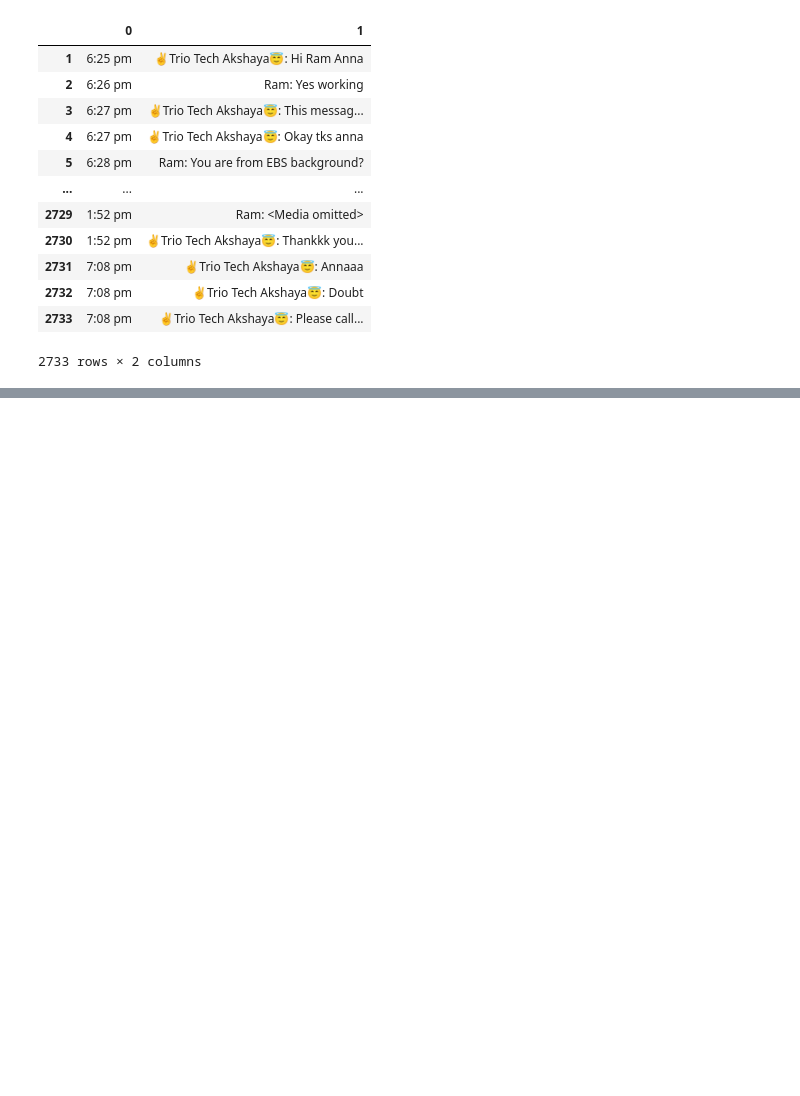
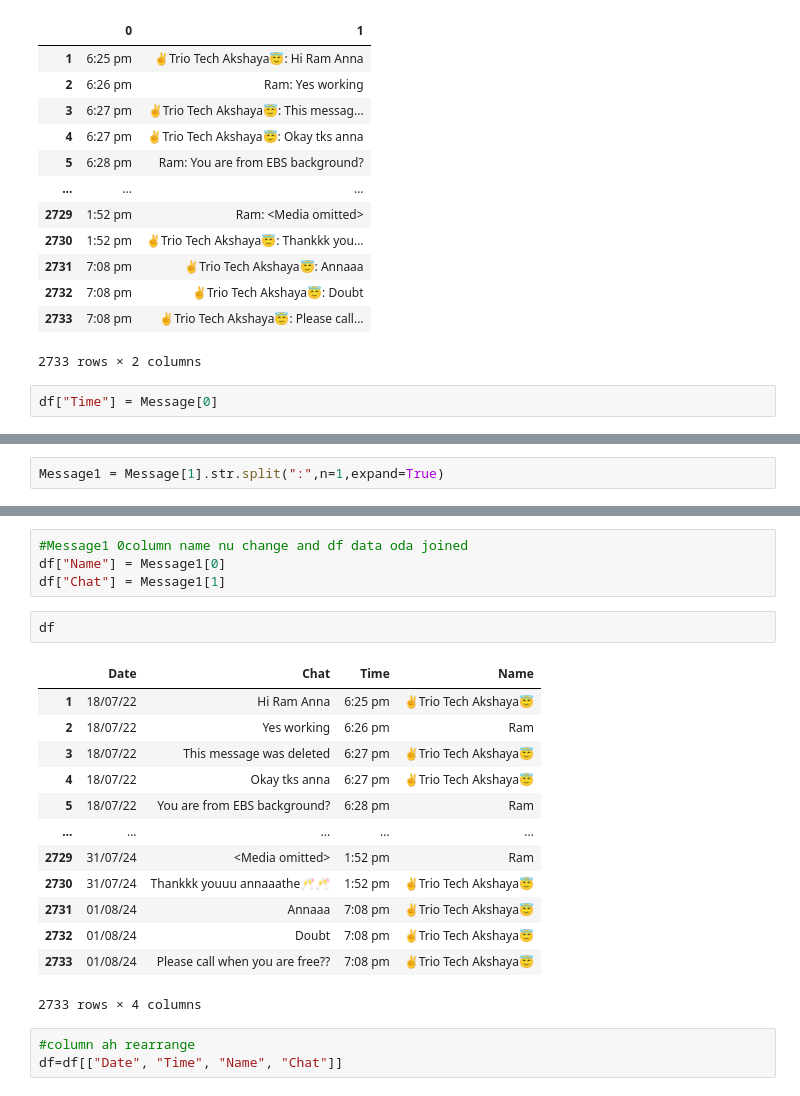
Before and after one commit to DeepikaBalachandran89/Week13--Natural-Language-Processing, a Jupyter notebook: PROJECT WHATSAPP FLIRT PREDICTION.ipynb, the cells around one changed output, grey strips where cells are left out. Cells and saved outputs as stored; diff of their text form; blank space fills up the shorter version.

```diff
--- a/PROJECT WHATSAPP FLIRT PREDICTION.ipynb
+++ b/PROJECT WHATSAPP FLIRT PREDICTION.ipynb
@@ -124,3 +124,5 @@ Message
 | 2732 | 7:08 pm | ✌️Trio Tech Akshaya😇: Doubt |
 | 2733 | 7:08 pm | ✌️Trio Tech Akshaya😇: Please call... |
 2733 rows × 2 columns
+# %%
+df["Time"] = Message[0]
@@ -126,0 +145,2 @@ Message
+# %%
+Message1 = Message[1].str.split(":",n=1,expand=True)
@@ -126,0 +163,23 @@ Message
+# %%
+#Message1 0column name nu change and df data oda joined
+df["Name"] = Message1[0]
+df["Chat"] = Message1[1]
+# %%
+df
+# %% [output]
+|  | Date | Chat | Time | Name |
+| 1 | 18/07/22 | Hi Ram Anna | 6:25 pm | ✌️Trio Tech Akshaya😇 |
+| 2 | 18/07/22 | Yes working | 6:26 pm | Ram |
+| 3 | 18/07/22 | This message was deleted | 6:27 pm | ✌️Trio Tech Akshaya😇 |
+| 4 | 18/07/22 | Okay tks anna | 6:27 pm | ✌️Trio Tech Akshaya😇 |
+| 5 | 18/07/22 | You are from EBS background? | 6:28 pm | Ram |
+| ... | ... | ... | ... | ... |
+| 2729 | 31/07/24 | <Media omitted> | 1:52 pm | Ram |
+| 2730 | 31/07/24 | Thankkk youuu annaaathe🥂🥂 | 1:52 pm | ✌️Trio Tech Akshaya😇 |
+| 2731 | 01/08/24 | Annaaa | 7:08 pm | ✌️Trio Tech Akshaya😇 |
+| 2732 | 01/08/24 | Doubt | 7:08 pm | ✌️Trio Tech Akshaya😇 |
+| 2733 | 01/08/24 | Please call when you are free?? | 7:08 pm | ✌️Trio Tech Akshaya😇 |
+2733 rows × 4 columns
+# %%
+#column ah rearrange
+df=df[["Date", "Time", "Name", "Chat"]]
```
Also changed, not shown: parts of 7 cells of this notebook.
